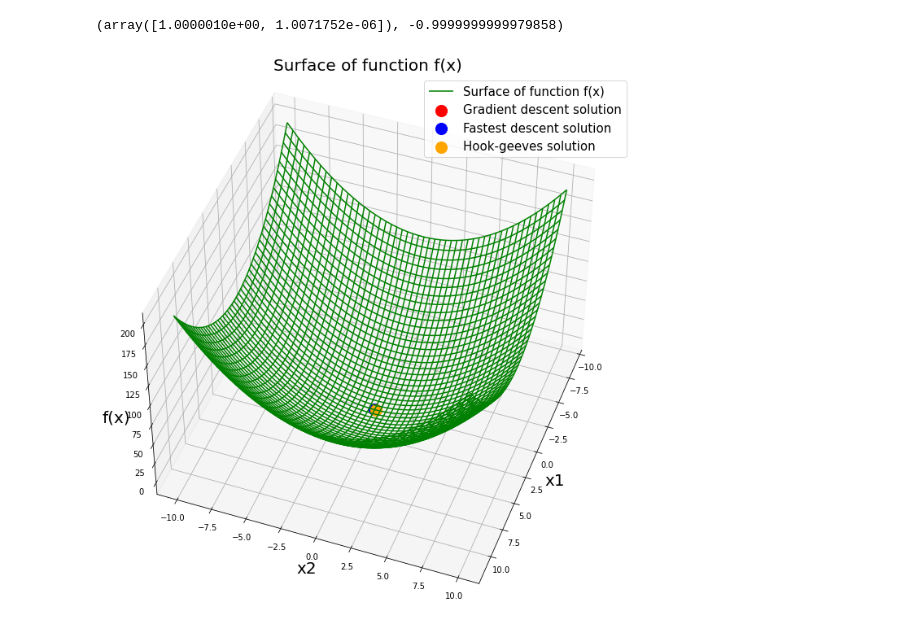
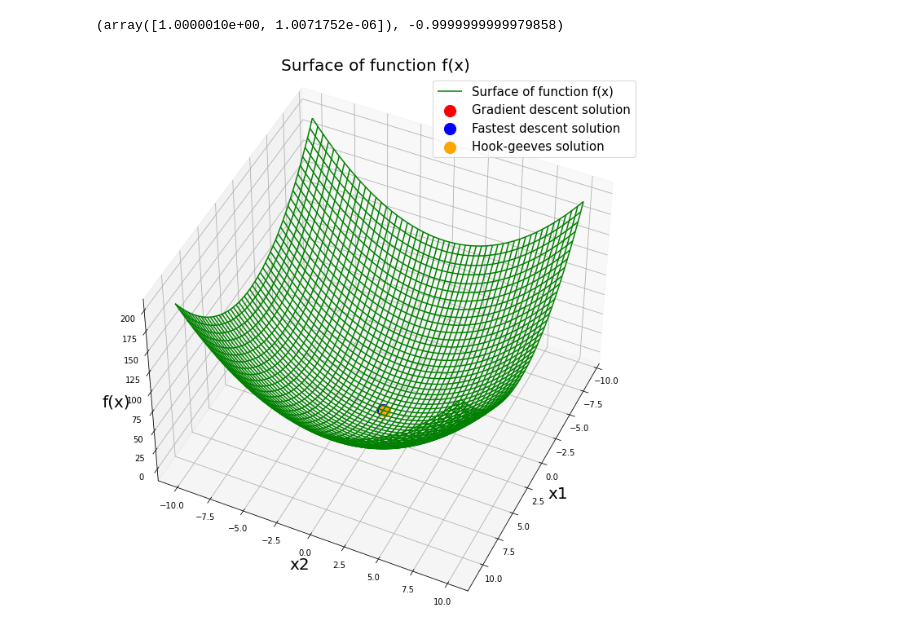
Before and after one commit to BulyginMaksim/spsue, a Jupyter notebook: methods_of_optimization/multidimensional_optimization.ipynb, the cells around one changed output. Cells and saved outputs as stored; diff of their text form; code cells hidden in the pictures.

```diff
--- a/methods_of_optimization/multidimensional_optimization.ipynb
+++ b/methods_of_optimization/multidimensional_optimization.ipynb
@@ -118,6 +118,6 @@ def plot_3d(grad, pattern, fast, POV=[45, 40]):
     ax.set_zlabel('f(x)', fontsize=20)
     plt.show();
 # %%
-plot_3d(grad, pattern, fast, POV=[45, 20])
+plot_3d(grad, pattern, fast, POV=[45, 25])
 # %% [output]
-[figure, old version]
+[figure, new version]
```
Also changed, not shown: 1 other file.
